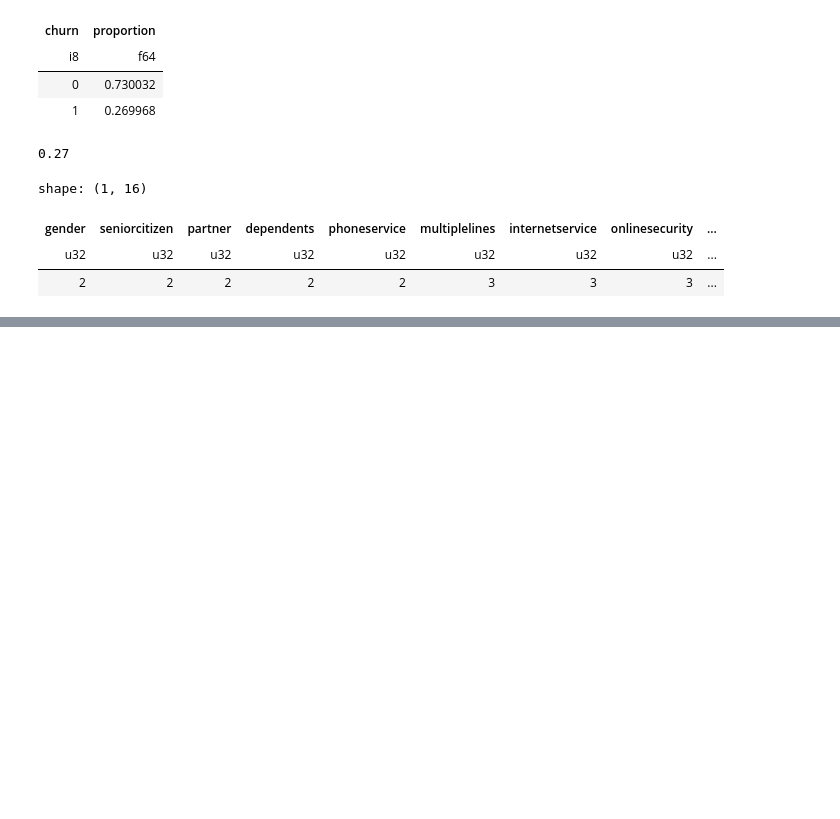
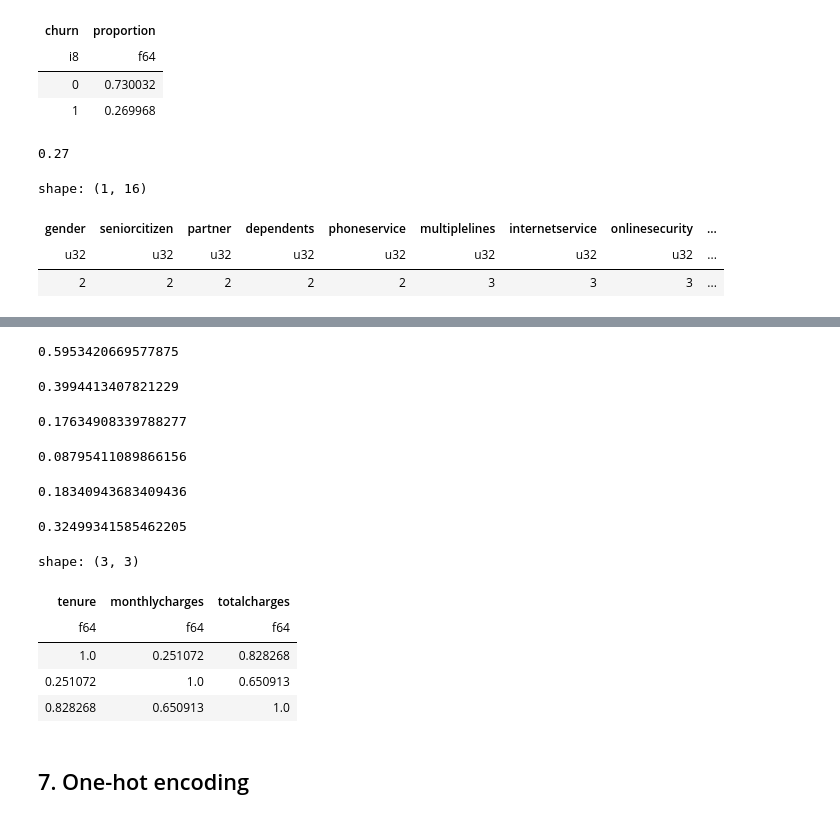
Before and after one commit to NikkiSatmaka/ml-zoomcamp, a Jupyter notebook: notebooks/module_03.ipynb, the cells around one changed output, grey strips where cells are left out. Saved outputs shown, nothing was run; the diff lists cells and outputs as text; code cells hidden in the pictures; blank space fills up the shorter version.

```diff
--- a/notebooks/module_03.ipynb
+++ b/notebooks/module_03.ipynb
@@ -183,0 +365,37 @@ shape: (1, 16)
+# %%
+df_full_train.filter(pl.col("tenure") <= 2)["churn"].mean()
+# %% [output]
+0.5953420669577875
+# %%
+df_full_train.filter((pl.col("tenure") > 2) & (pl.col("tenure") <= 12))["churn"].mean()
+# %% [output]
+0.3994413407821229
+# %%
+df_full_train.filter(pl.col("tenure") > 12)["churn"].mean()
+# %% [output]
+0.17634908339788277
+# %%
+df_full_train.filter(pl.col("monthlycharges") <= 20)["churn"].mean()
+# %% [output]
+0.08795411089866156
+# %%
+df_full_train.filter(
+    (pl.col("monthlycharges") > 20) & (pl.col("monthlycharges") <= 50)
+)["churn"].mean()
+# %% [output]
+0.18340943683409436
+# %%
+df_full_train.filter(pl.col("monthlycharges") > 50)["churn"].mean()
+# %% [output]
+0.32499341585462205
+# %%
+df_full_train.select(pl.col(numerical)).corr()
+# %% [output]
+shape: (3, 3)
+| tenure | monthlycharges | totalcharges |
+| f64 | f64 | f64 |
+| 1.0 | 0.251072 | 0.828268 |
+| 0.251072 | 1.0 | 0.650913 |
+| 0.828268 | 0.650913 | 1.0 |
+# %% [markdown]
+## 7. One-hot encoding
```
Also changed, not shown: parts of 40 cells of this notebook.
